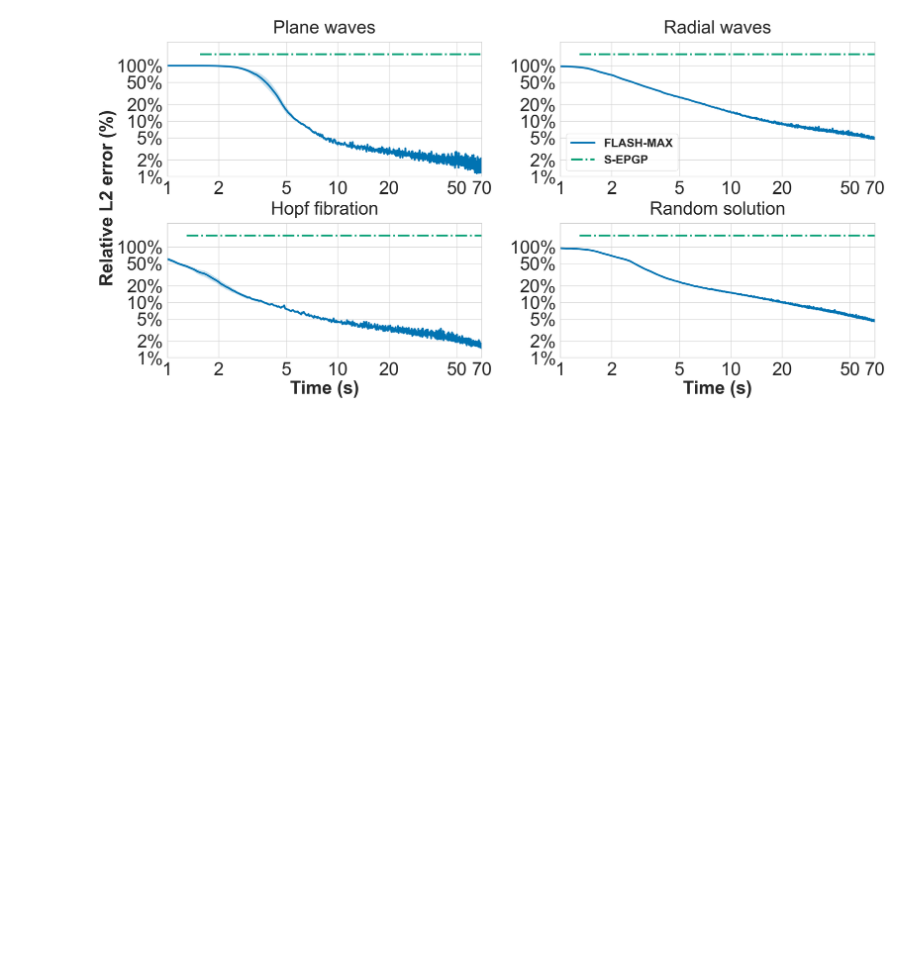
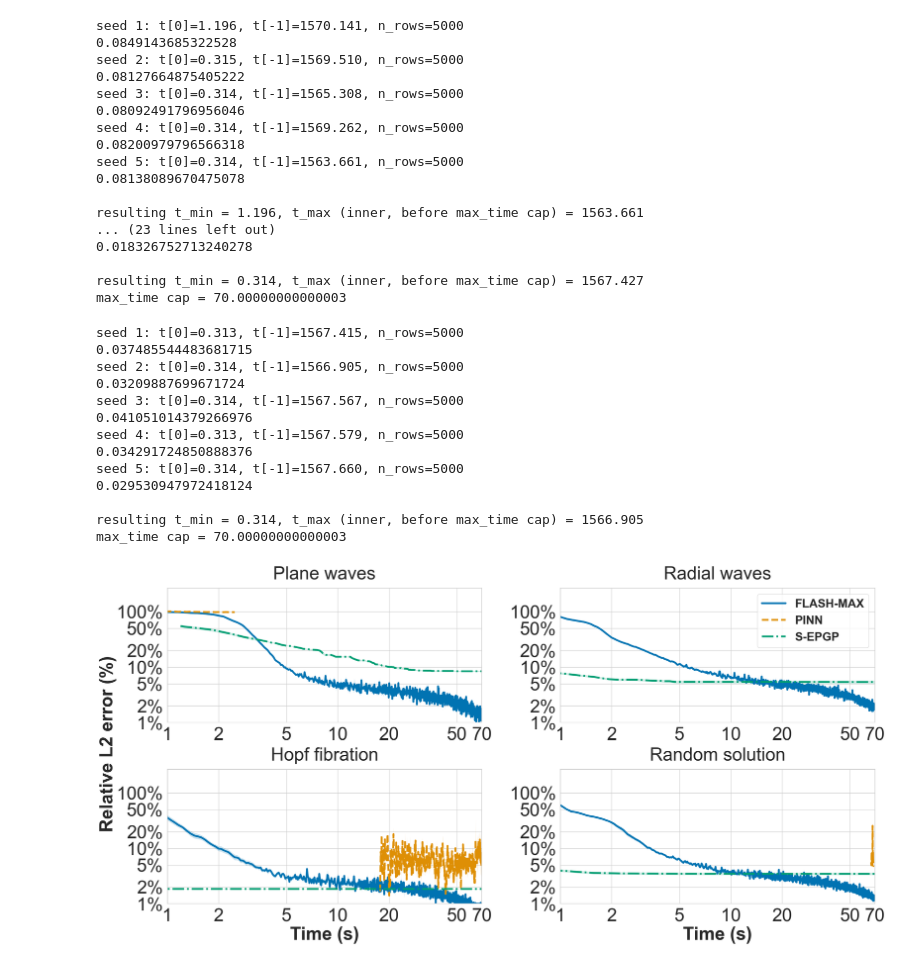
Before and after one commit to ddegenaro/flash-max, a Jupyter notebook: timing_plot.ipynb, the cells around one changed output. Saved outputs shown, nothing was run; the diff lists cells and outputs as text; code cells hidden in the pictures; blank space fills up the shorter version.

```diff
--- a/timing_plot.ipynb
+++ b/timing_plot.ipynb
@@ -50,9 +50,11 @@ exps = {
 }
 
 settings = {
-    'add_bc': True, # do both
+    'add_bc': False, # do both
     'use_cpu': False
 }
+
+legend_loc = 'upper right' if not settings['add_bc'] else 'lower left'
 
 for run in runs:
     keep_run = True
@@ -203,8 +205,8 @@ for i, (soln_num, title) in enumerate(zip(soln_nums, titles)):
 
     for exp in exps_soln_num:
         df = pd.read_csv(os.path.join(exp, 'log.tsv'), sep='\t')
-        if os.path.exists(os.path.join(run, 'init_time.txt')):
-            init_time = float(open(os.path.join(run, 'init_time.txt')).read())
+        if os.path.exists(os.path.join(exp, 'init_time.txt')):
+            init_time = float(open(os.path.join(exp, 'init_time.txt')).read())
         else:
             init_time = 0.
         df['training_time'] += init_time # ok because it was cumulative, just translate everything
@@ -254,6 +256,17 @@ for i, (soln_num, title) in enumerate(zip(soln_nums, titles)):
                 ), sep='\t').rename(columns={'time_elapsed': 'training_time', 'best_val_rel_err': 'rel_l2_error'})
             for j in range(1, 6)
         ]
+
+    for j, df in enumerate(gp_logs, 1):
+        t = df['training_time'].values
+        print(f"seed {j}: t[0]={t[0]:.3f}, t[-1]={t[-1]:.3f}, n_rows={len(t)}")
+        print(df['rel_l2_error'].mean())
+
+    cumtimes = [df['training_time'].values for df in gp_logs]
+    t_min = max(ct[0] for ct in cumtimes)
+    t_max_inner = min(ct[-1] for ct in cumtimes)
+    print(f"\nresulting t_min = {t_min:.3f}, t_max (inner, before max_time cap) = {t_max_inner:.3f}")
+    print(f"max_time cap = {np.exp(max_time) if log else max_time}")
 
     assert len(logs) == 5
     assert len(pinn_logs) == 5
@@ -318,7 +331,7 @@ for i, (soln_num, title) in enumerate(zip(soln_nums, titles)):
         ax.legend(
             handles,
             labels_,
-            loc='lower left',
+            loc=legend_loc,
             frameon=True,
             prop = font_manager.FontProperties(size=lfs-4, weight='bold')
         )
@@ -330,31 +343,61 @@ for i, (soln_num, title) in enumerate(zip(soln_nums, titles)):
     ax.set_xticklabels([f'{v:.0f}' for v in xtick_vals])
 
     # Make the plot area taller than wide via aspect — 'box' keeps axes box fixed
     # ax.set_aspect(max_time / max_err * 0.75, adjustable='box')  # <1 = taller than wide
 
 # if log:
 #     fig.suptitle(
 #         'Relative L2 validation error over time\n(w/ BC on NVIDIA L40S, average of 5 seeds), log-log scale',
 #         fontsize=fs, y=1.1
 #     )
 # else:
 #     fig.suptitle(
 #         'Relative L2 validation error over time\n(w/ BC on NVIDIA L40S, average of 5 seeds)',
 #         fontsize=fs, y=1.1
 #     )
 
 fig.text(
     0.06, 0.5,          # x position (left of subplots), y centered
     'Relative L2 error (%)',
     va='center',
     ha='center',
     rotation='vertical',
     fontsize=fs,
     fontweight='bold'   # if needed
 )
 
 plt.tight_layout(pad=1.0)
 plt.savefig(f"figs/timing_plots_bc_{settings['add_bc']}.pdf", bbox_inches='tight')
 plt.show()
 # %% [output]
+seed 1: t[0]=1.196, t[-1]=1570.141, n_rows=5000
+0.0849143685322528
+seed 2: t[0]=0.315, t[-1]=1569.510, n_rows=5000
+0.08127664875405222
+seed 3: t[0]=0.314, t[-1]=1565.308, n_rows=5000
+0.08092491796956046
+seed 4: t[0]=0.314, t[-1]=1569.262, n_rows=5000
+0.08200979796566318
+seed 5: t[0]=0.314, t[-1]=1563.661, n_rows=5000
+0.08138089670475078
+
+resulting t_min = 1.196, t_max (inner, before max_time cap) = 1563.661
+... (23 lines left out)
+0.018326752713240278
+
+resulting t_min = 0.314, t_max (inner, before max_time cap) = 1567.427
+max_time cap = 70.00000000000003
+seed 1: t[0]=0.313, t[-1]=1567.415, n_rows=5000
+0.037485544483681715
+seed 2: t[0]=0.314, t[-1]=1566.905, n_rows=5000
+0.03209887699671724
+seed 3: t[0]=0.314, t[-1]=1567.567, n_rows=5000
+0.041051014379266976
+seed 4: t[0]=0.313, t[-1]=1567.579, n_rows=5000
+0.034291724850888376
+seed 5: t[0]=0.314, t[-1]=1567.660, n_rows=5000
+0.029530947972418124
+
+resulting t_min = 0.314, t_max (inner, before max_time cap) = 1566.905
+max_time cap = 70.00000000000003
-[figure, old version]
+[figure, new version]
```
Also changed, not shown: 5 other files.
